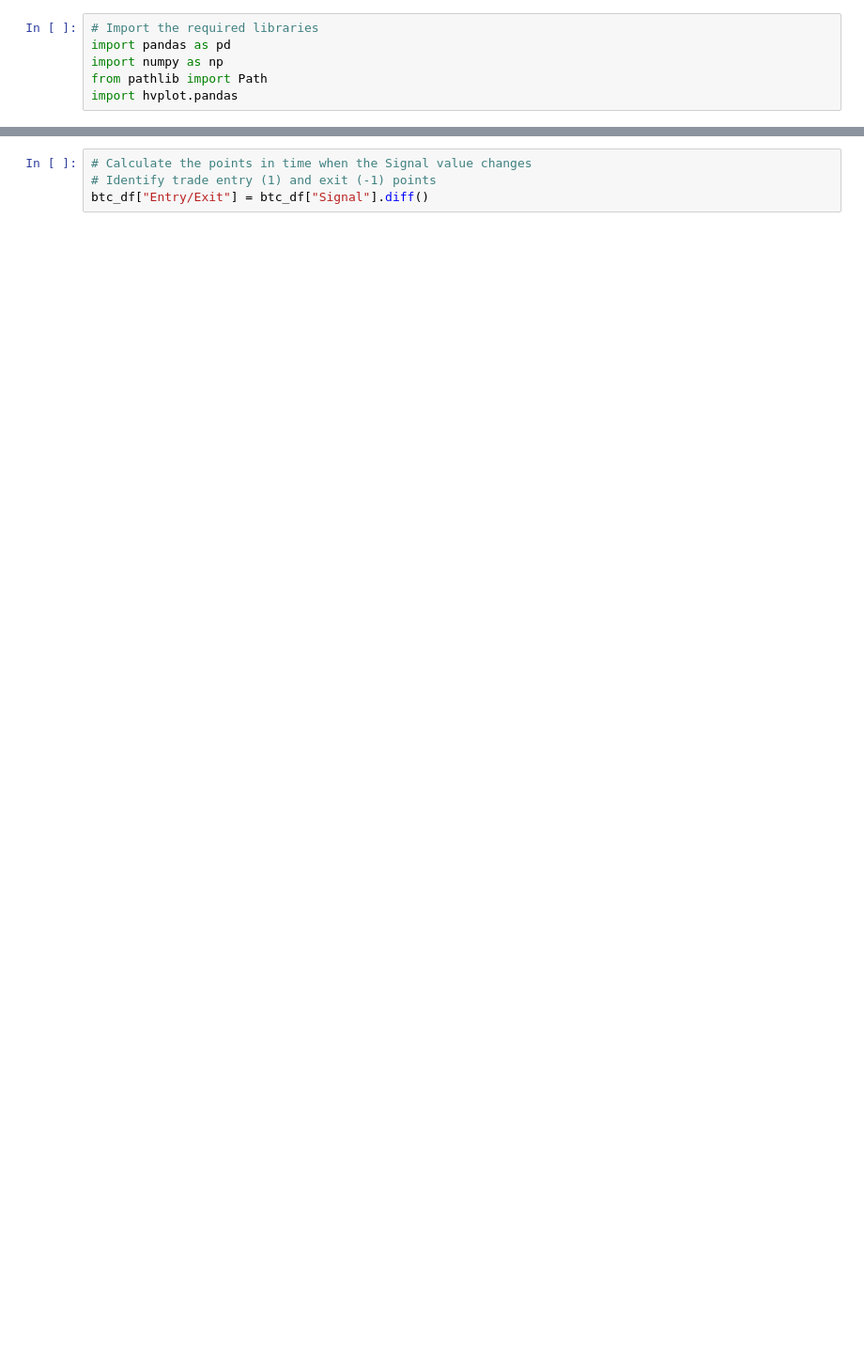
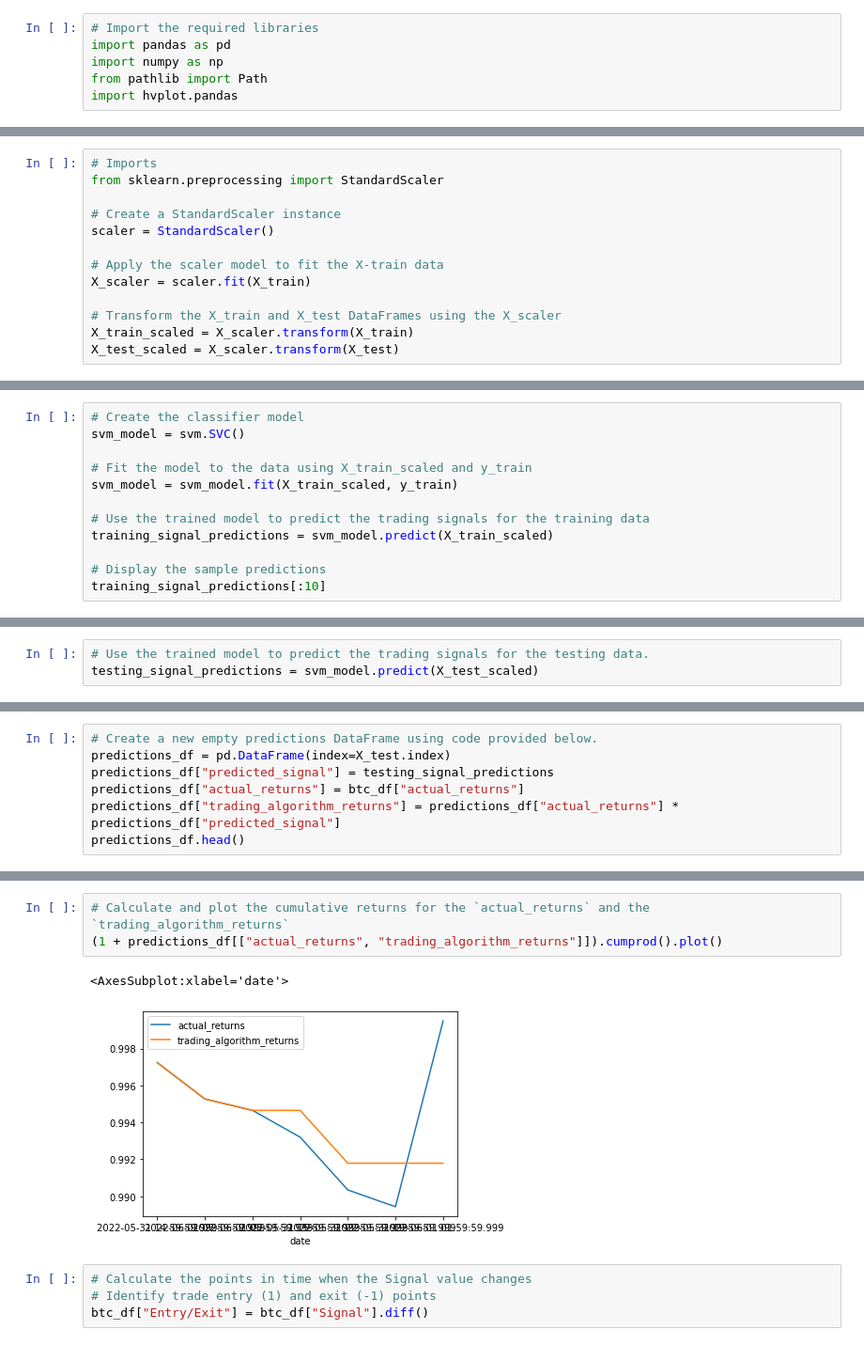
Before and after one commit to SamRoberts995/Project2_ML, a Jupyter notebook: Coding/Crypto_Algo.ipynb, the cells around one changed output, grey strips where cells are left out. Shown: that part at 94% size. Drawn from its saved outputs; the diff is of its cells as text; blank space fills up the shorter version.

```diff
--- a/Coding/Crypto_Algo.ipynb
+++ b/Coding/Crypto_Algo.ipynb
@@ -83,0 +122,13 @@ See the caveats in the documentation: https://pandas.pydata.org/pandas-docs/stab
+# %%
+# Imports
+from sklearn.preprocessing import StandardScaler
+
+# Create a StandardScaler instance
+scaler = StandardScaler()
+
+# Apply the scaler model to fit the X-train data
+X_scaler = scaler.fit(X_train)
+
+# Transform the X_train and X_test DataFrames using the X_scaler
+X_train_scaled = X_scaler.transform(X_train)
+X_test_scaled = X_scaler.transform(X_test)
@@ -83,0 +139,12 @@ See the caveats in the documentation: https://pandas.pydata.org/pandas-docs/stab
+# %%
+# Create the classifier model
+svm_model = svm.SVC()
+
+# Fit the model to the data using X_train_scaled and y_train
+svm_model = svm_model.fit(X_train_scaled, y_train)
+
+# Use the trained model to predict the trading signals for the training data
+training_signal_predictions = svm_model.predict(X_train_scaled)
+
+# Display the sample predictions
+training_signal_predictions[:10]
@@ -83,0 +167,3 @@ See the caveats in the documentation: https://pandas.pydata.org/pandas-docs/stab
+# %%
+# Use the trained model to predict the trading signals for the testing data.
+testing_signal_predictions = svm_model.predict(X_test_scaled)
@@ -83,0 +184,7 @@ See the caveats in the documentation: https://pandas.pydata.org/pandas-docs/stab
+# %%
+# Create a new empty predictions DataFrame using code provided below.
+predictions_df = pd.DataFrame(index=X_test.index)
+predictions_df["predicted_signal"] = testing_signal_predictions
+predictions_df["actual_returns"] = btc_df["actual_returns"]
+predictions_df["trading_algorithm_returns"] = predictions_df["actual_returns"] * predictions_df["predicted_signal"]
+predictions_df.head()
@@ -84,3 +199,9 @@ See the caveats in the documentation: https://pandas.pydata.org/pandas-docs/stab
+# %%
+# Calculate and plot the cumulative returns for the `actual_returns` and the `trading_algorithm_returns`
+(1 + predictions_df[["actual_returns", "trading_algorithm_returns"]]).cumprod().plot()
+# %% [output]
+<AxesSubplot:xlabel='date'>
+[figure, added]
 # %%
 # Calculate the points in time when the Signal value changes
 # Identify trade entry (1) and exit (-1) points
```
Also changed, not shown: parts of 14 cells of this notebook, 1 other file.
